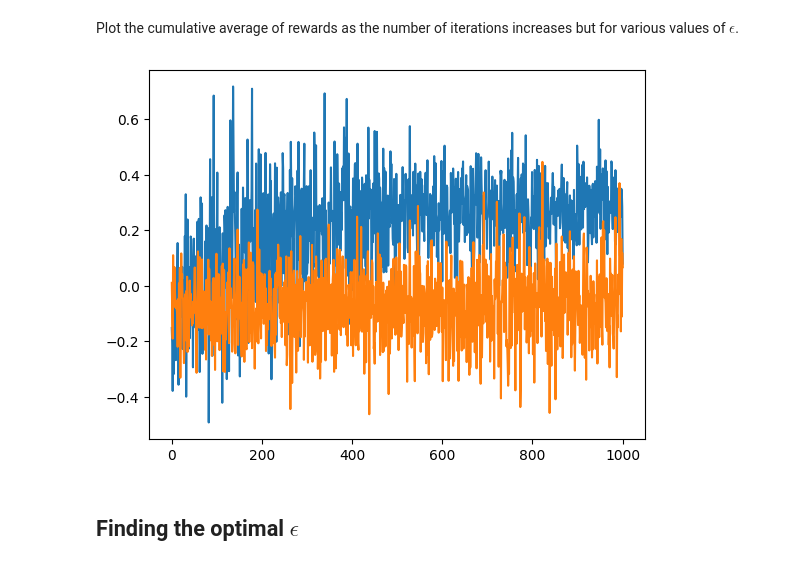
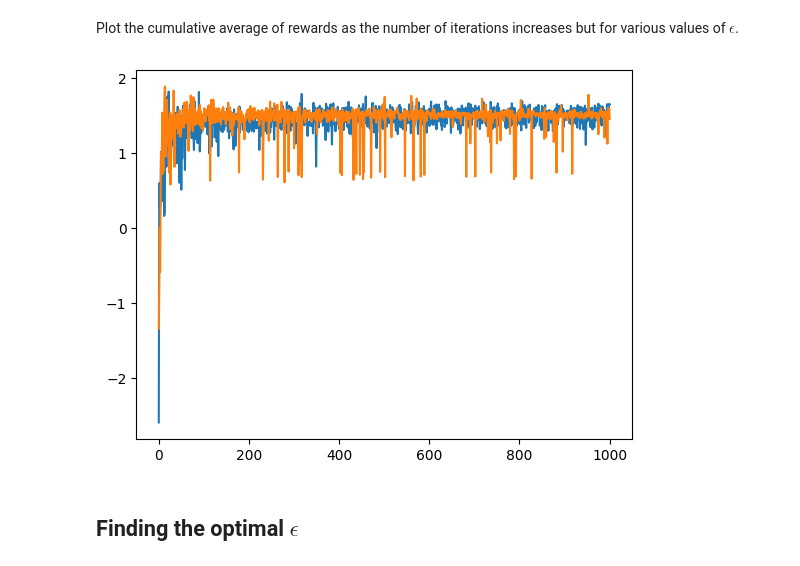
Before and after one commit to divyaanshNarkhede/WiDS-2024-Can-Computers-Think, a Jupyter notebook: Week 1/work_on_bandits.ipynb, the cells around one changed output. Drawn from its saved outputs; the diff is of its cells as text; code cells hidden in the pictures.

```diff
--- a/Week 1/work_on_bandits.ipynb
+++ b/Week 1/work_on_bandits.ipynb
@@ -40,15 +44,15 @@ def run_greedy(banditsin,inp):
 # %% [markdown]
 Plot the cumulative average of rewards as the number of iterations increases.
 # %%
-final=5000
-xv = np.arange(0, (final+1), 1, dtype=int)
-yv=np.zeros((final+1), dtype=float)
+itnum=2000
+xv = np.arange(0, (itnum+1), 1, dtype=int)
+yv=np.zeros((itnum+1), dtype=float)
 
-for i in range(0,(final+1),1) :
+for i in range(0,(itnum+1),1) :
     outlist=run_greedy(bandits,i)
     outmean=np.mean(outlist)
     yv[i]=outmean
 
-plt.plot(xv,yv)
+plt.plot(xv,yv,linewidth=0.5)
 plt.show()
 # %% [output]
@@ -56,56 +60,60 @@ plt.show()
 # %% [markdown]
 ## $\epsilon$-greedy Algorithm
 # %%
-def run_epsilon_greedy(banditsin,inp,epsilon):
+def run_epsilon_greedy(banditsin,itnum,epsilon):
     # TODO: Implement the epsilon greedy algorithm here
     # Return the reward from the bandits in a list
-
     A=0
     R=0
     qlist=np.zeros(10, dtype=float)
-    qlist[0]=banditsin[0].pullLever()
     nlist=np.zeros(10, dtype=int)
+    rewards=[]
+    R=banditsin[0].pullLever()
+    rewards.append(R)
     nlist[0]=nlist[0]+1
-    for N in range(inp-1) :
-        randnum=random.uniform(0,1)
+    qlist[A] += (R - qlist[A]) / nlist[A]
+    for N in range(itnum-1) :
         # for k in range(10) :
         #     if qlist[k]==max(qlist) : A=k
-        if randnum>=epsilon : A=np.argmax(qlist)
-        else : A=random.randint(0,9)
+        randin=random.uniform(0,1)
+        if randin>=epsilon :
+            A=np.argmax(qlist)
+        else :
+            A=random.randint(0,9)
         R=banditsin[A].pullLever()
+        rewards.append(R)
         nlist[A]=nlist[A]+1
         qlist[A]=qlist[A]+(1/nlist[A])*(R-qlist[A])
 
-    return qlist
-
+    return rewards
     pass
 # %% [markdown]
 Plot the cumulative average of rewards as the number of iterations increases but for various values of $\epsilon$.
 # %%
-final=1000
+itnum=1000
 epsilon1=0.1
 epsilon2=0.001
-xv = np.arange(0, (final+1), 1, dtype=int)
-yv1=np.zeros((final+1), dtype=float)
-yv2=np.zeros((final+1), dtype=float)
+xv = np.arange(0, (itnum+1), 1, dtype=int)
+yv1=np.zeros((itnum+1), dtype=float)
+yv2=np.zeros((itnum+1), dtype=float)
 
-for i in range(0,(final+1),1) :
+for i in range(0,(itnum+1),1) :
     outlist=run_epsilon_greedy(bandits,i,epsilon1)
     outmean=np.mean(outlist)
     yv1[i]=outmean
 
 plt.plot(xv,yv1)
 
-for i in range(0,(final+1),1) :
+for i in range(0,(itnum+1),1) :
     outlist=run_epsilon_greedy(bandits,i,epsilon2)
     outmean=np.mean(outlist)
     yv2[i]=outmean
 
 plt.plot(xv,yv2)
 
 plt.show()
 # %% [output]
-[figure, old version]
+[figure, new version]
 # %% [markdown]
 ## Finding the optimal $\epsilon$
 # %% [markdown]
```
Also changed, not shown: parts of 7 cells of this notebook.
